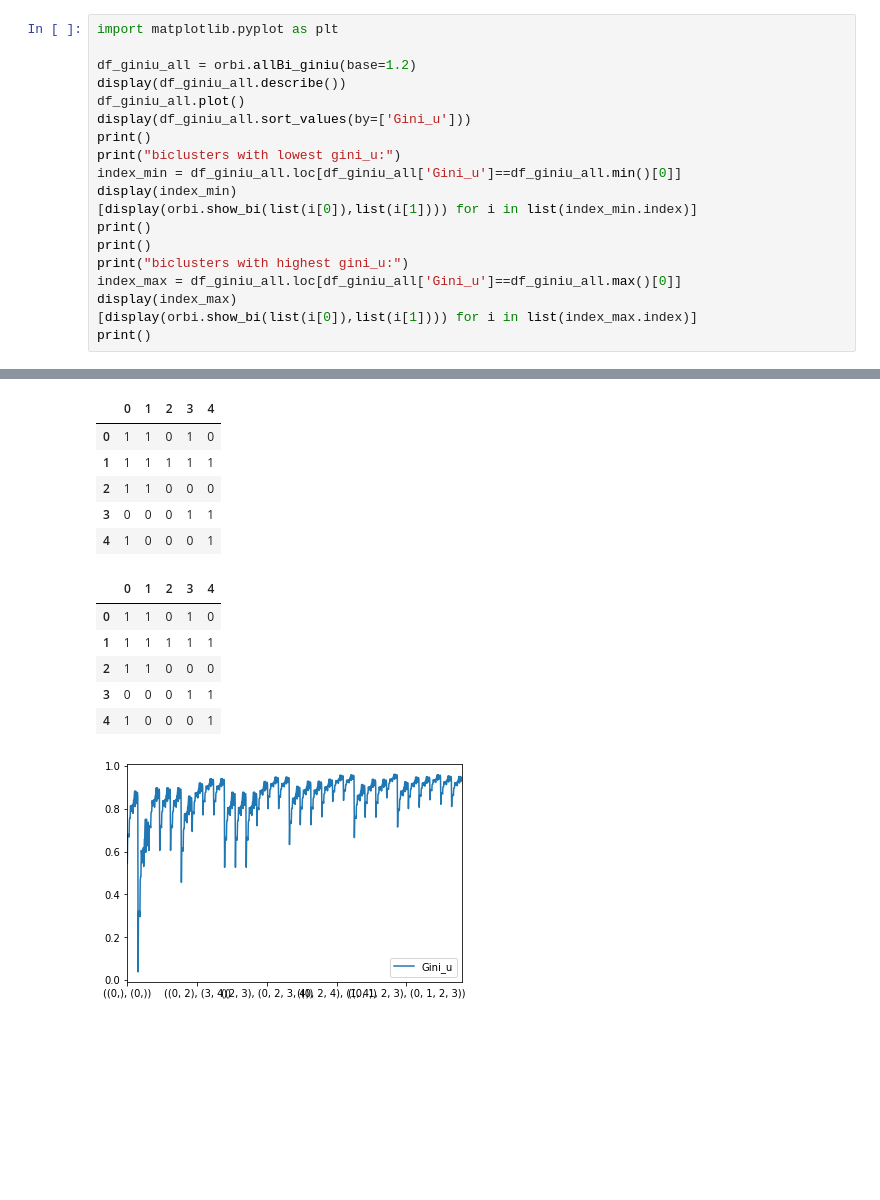
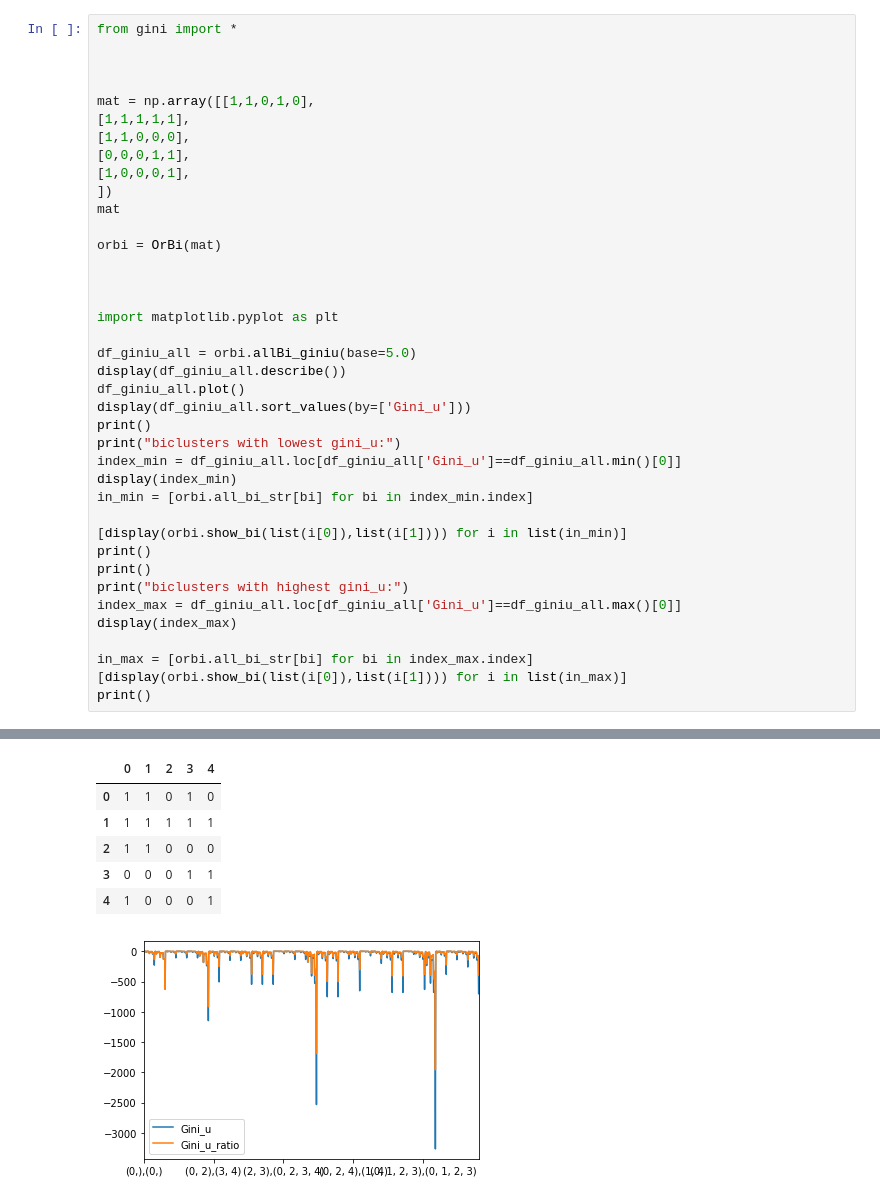
Before and after one commit to Haoyu2/DMLab-2020Spring, a Jupyter notebook: gini-(1-0).ipynb, the cells around one changed output, grey strips where cells are left out. Cells and saved outputs as stored; diff of their text form; blank space fills up the shorter version.

```diff
--- a/gini-(1-0).ipynb
+++ b/gini-(1-0).ipynb
@@ -6,7 +147,23 @@ orbi = OrBi(mat)
 # %%
+from gini import *
+
+
+
+mat = np.array([[1,1,0,1,0],
+[1,1,1,1,1],
+[1,1,0,0,0],
+[0,0,0,1,1],
+[1,0,0,0,1],
+])
+mat
+
+orbi = OrBi(mat)
+
+
+
 import matplotlib.pyplot as plt
 
-df_giniu_all = orbi.allBi_giniu(base=1.2)
+df_giniu_all = orbi.allBi_giniu(base=5.0)
 display(df_giniu_all.describe())
 df_giniu_all.plot()
 display(df_giniu_all.sort_values(by=['Gini_u']))
@@ -14,12 +171,16 @@ print()
 print("biclusters with lowest gini_u:")
 index_min = df_giniu_all.loc[df_giniu_all['Gini_u']==df_giniu_all.min()[0]]
 display(index_min)
-[display(orbi.show_bi(list(i[0]),list(i[1]))) for i in list(index_min.index)]
+in_min = [orbi.all_bi_str[bi] for bi in index_min.index]
+
+[display(orbi.show_bi(list(i[0]),list(i[1]))) for i in list(in_min)]
 print()
 print()
 print("biclusters with highest gini_u:")
 index_max = df_giniu_all.loc[df_giniu_all['Gini_u']==df_giniu_all.max()[0]]
 display(index_max)
-[display(orbi.show_bi(list(i[0]),list(i[1]))) for i in list(index_max.index)]
+
+in_max = [orbi.all_bi_str[bi] for bi in index_max.index]
+[display(orbi.show_bi(list(i[0]),list(i[1]))) for i in list(in_max)]
 print()
 # %% [output]
@@ -66,13 +226,7 @@ biclusters with highest gini_u:
 |  | 0 | 1 | 2 | 3 | 4 |
 | 0 | 1 | 1 | 0 | 1 | 0 |
 | 1 | 1 | 1 | 1 | 1 | 1 |
 | 2 | 1 | 1 | 0 | 0 | 0 |
 | 3 | 0 | 0 | 0 | 1 | 1 |
 | 4 | 1 | 0 | 0 | 0 | 1 |
-|  | 0 | 1 | 2 | 3 | 4 |
-| 0 | 1 | 1 | 0 | 1 | 0 |
-| 1 | 1 | 1 | 1 | 1 | 1 |
-| 2 | 1 | 1 | 0 | 0 | 0 |
-| 3 | 0 | 0 | 0 | 1 | 1 |
-| 4 | 1 | 0 | 0 | 0 | 1 |
-[figure, old version]
+[figure, new version]
```
Also changed, not shown: parts of 9 cells of this notebook, 10 other files.
